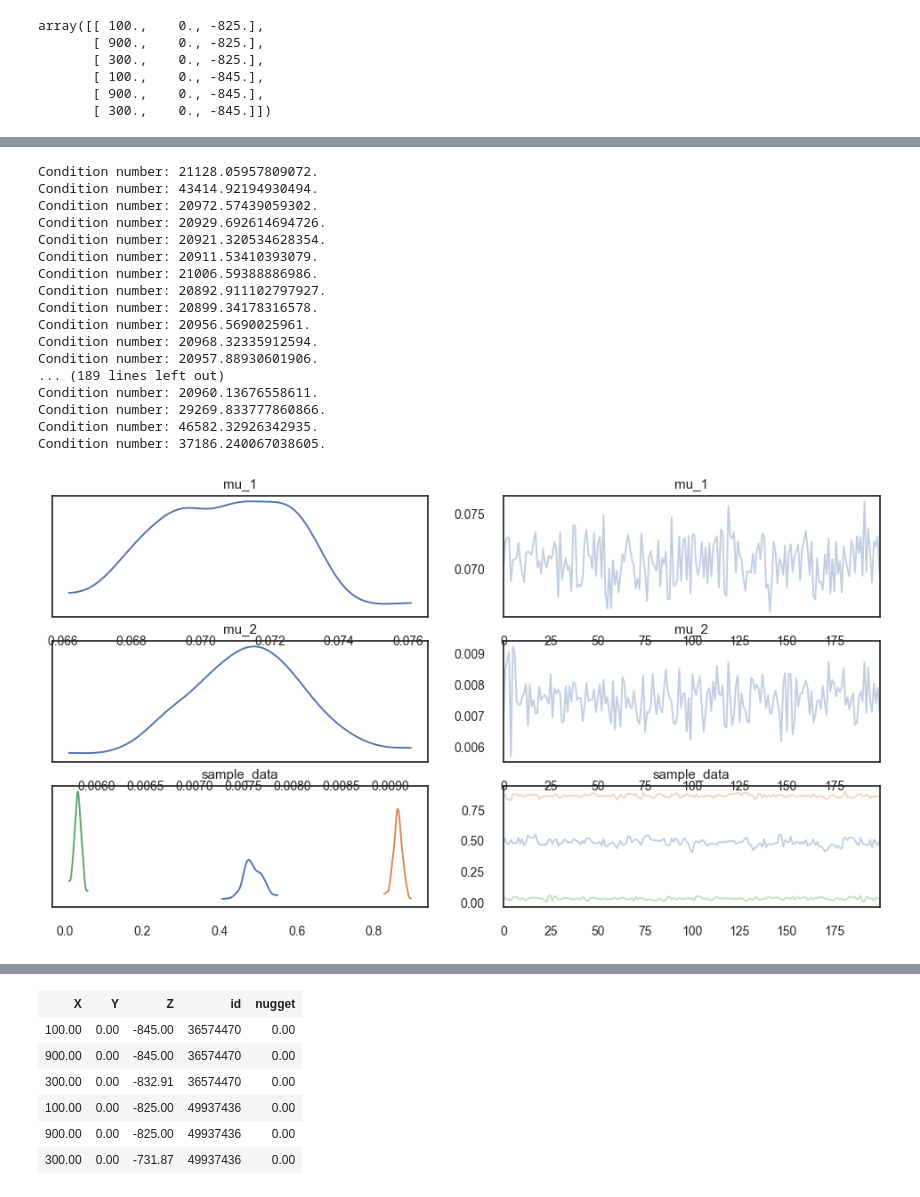
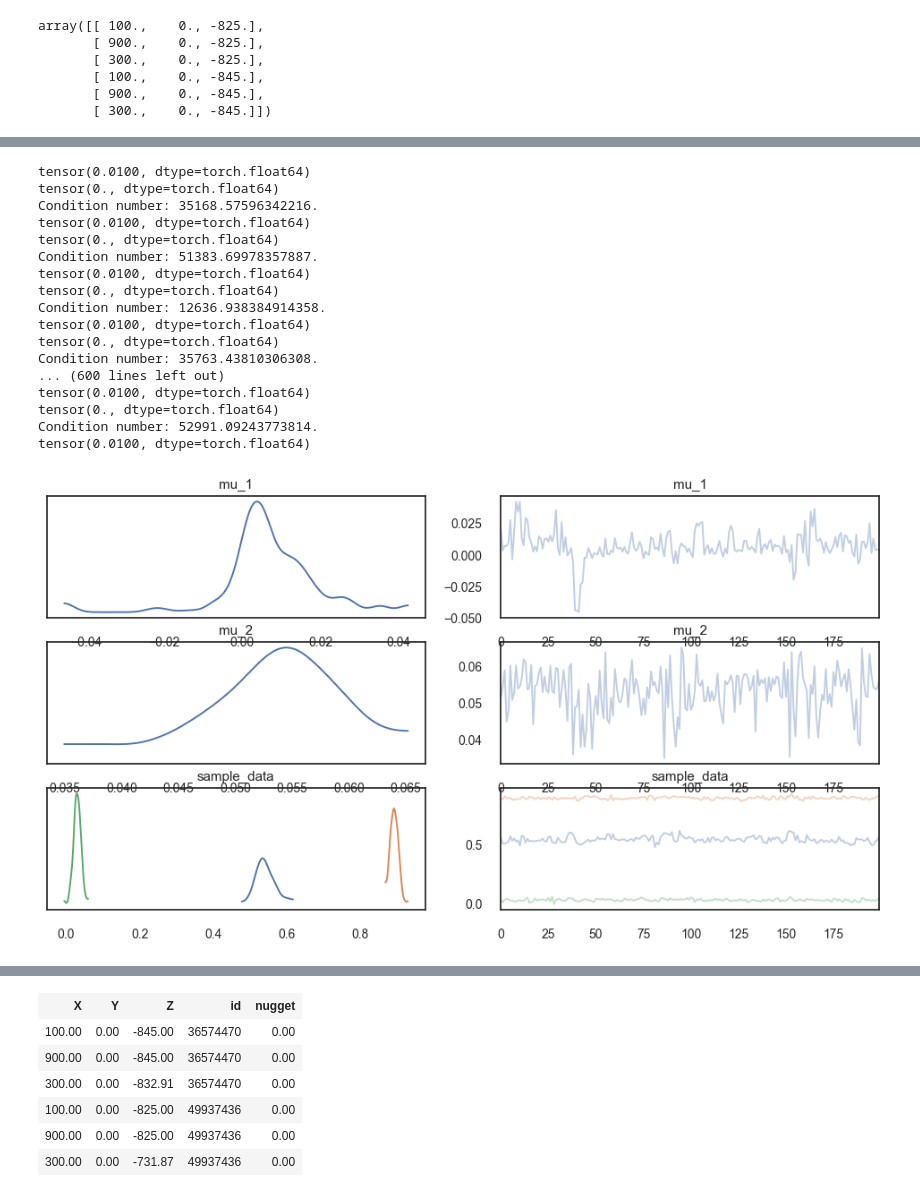
Before and after one commit to Deepprakash222/Gempy3_hyper_spectral, a Jupyter notebook: gempy3_first_model_generative.ipynb, the cells around one changed output, grey strips where cells are left out. Drawn from its saved outputs; the diff is of its cells as text; code cells hidden in the pictures.

```diff
--- a/gempy3_first_model_generative.ipynb
+++ b/gempy3_first_model_generative.ipynb
@@ -526,0 +385,6 @@ Condition number: 29370.516404166847.
+# %%
+test_list=[]
+test_list.append({"update":"interface_data","id":1, "direction":"Z", "prior_distribution":"normal","normal":{"mean":torch.tensor(0.01,dtype=torch.float64), "std":torch.tensor(0.02,dtype=torch.float64)}})
+# %%
+
+test_list.append({"update":"interface_data","id":2, "direction":"Z", "prior_distribution":"normal","normal":{"mean":torch.tensor(0.0,dtype=torch.float64), "std":torch.tensor(0.02,dtype=torch.float64)}})
@@ -565,5 +534,5 @@ tensor([0.0000, 0.0000, 0.0000, 0.0000, 0.0000, 0.0000, 0.0000, 0.0000, 0.0000,
 # %%
-prior = Predictive(model_test, num_samples=100)(y_obs_label)
+prior = Predictive(model_test, num_samples=100)(y_obs_label,test_list)
 
 # Key to avoid
 avoid_key = 'mu_1 > mu_2'
@@ -601,5 +570,5 @@ nuts_kernel = NUTS(model_test, step_size=0.0085, adapt_step_size=True, target_ac
 initial_values = {'mu_1': torch.tensor(0.01, dtype=torch.float64),'mu_2': torch.tensor(0.01, dtype=torch.float64) }
 #mcmc = MCMC(nuts_kernel, num_samples=200, warmup_steps=50, disable_validation=False, initial_params=initial_values)
 mcmc = MCMC(nuts_kernel, num_samples=200, warmup_steps=50, disable_validation=False)
-mcmc.run(y_obs_label)
+mcmc.run(y_obs_label,test_list)
 # %% [output]
@@ -791,29 +757,29 @@ Condition number: 20966.49792224798.
 ... (88 outputs left out)
 # %%
 posterior_samples = mcmc.get_samples()
-posterior_predictive = Predictive(model_test, posterior_samples)(y_obs_label)
+posterior_predictive = Predictive(model_test, posterior_samples)(y_obs_label,test_list)
 data = az.from_pyro(posterior=mcmc, prior=prior, posterior_predictive=posterior_predictive)
 az.plot_trace(data)
 plt.show()
 # %% [output]
-Condition number: 21128.05957809072.
-Condition number: 43414.92194930494.
-Condition number: 20972.57439059302.
-Condition number: 20929.692614694726.
-Condition number: 20921.320534628354.
-Condition number: 20911.53410393079.
-Condition number: 21006.59388886986.
-Condition number: 20892.911102797927.
-Condition number: 20899.34178316578.
-Condition number: 20956.5690025961.
-Condition number: 20968.32335912594.
-Condition number: 20957.88930601906.
-... (189 lines left out)
-Condition number: 20960.13676558611.
-Condition number: 29269.833777860866.
-Condition number: 46582.32926342935.
-Condition number: 37186.240067038605.
+tensor(0.0100, dtype=torch.float64)
+tensor(0., dtype=torch.float64)
+Condition number: 35168.57596342216.
+tensor(0.0100, dtype=torch.float64)
+tensor(0., dtype=torch.float64)
+Condition number: 51383.69978357887.
+tensor(0.0100, dtype=torch.float64)
+tensor(0., dtype=torch.float64)
+Condition number: 12636.938384914358.
+tensor(0.0100, dtype=torch.float64)
+tensor(0., dtype=torch.float64)
+Condition number: 35763.43810306308.
+... (600 lines left out)
+tensor(0.0100, dtype=torch.float64)
+tensor(0., dtype=torch.float64)
+Condition number: 52991.09243773814.
+tensor(0.0100, dtype=torch.float64)
-[figure, old version]
+[figure, new version]
 # %%
 posterior_samples
 # %% [output]
```
Also changed, not shown: parts of 37 cells of this notebook.
